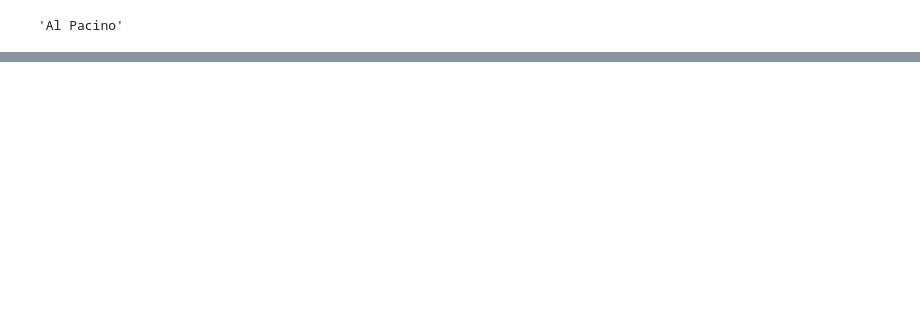
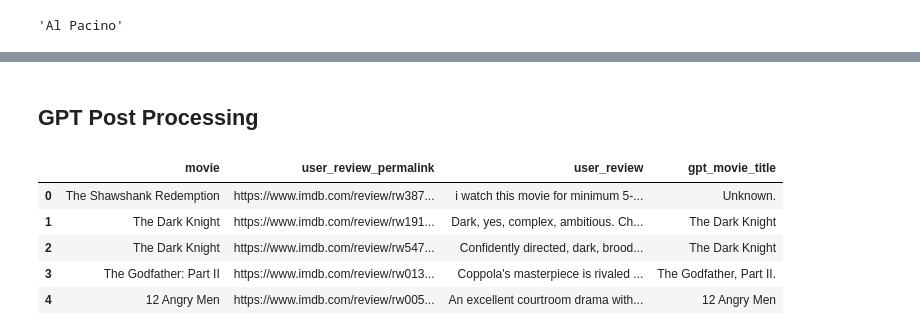
Before and after one commit to sullivannicole/simplER, a Jupyter notebook: simplER_GPT.ipynb, the cells around one changed output, grey strips where cells are left out. Cells and saved outputs as stored; diff of their text form; code cells hidden in the pictures; blank space fills up the shorter version.

```diff
--- a/simplER_GPT.ipynb
+++ b/simplER_GPT.ipynb
@@ -72,0 +223,2 @@ get_entity(entity_to_extract, test_review)
+# %% [markdown]
+## GPT Post Processing
@@ -72,0 +227,11 @@ get_entity(entity_to_extract, test_review)
+# %%
+imdb_reviews_uncertain = pd.read_csv('data/imdb_after_gpt.csv').iloc[:, 1:]
+# %%
+imdb_reviews_uncertain.head()
+# %% [output]
+|  | movie | user_review_permalink | user_review | gpt_movie_title |
+| 0 | The Shawshank Redemption | https://www.imdb.com/review/rw387... | i watch this movie for minimum 5-... | Unknown. |
+| 1 | The Dark Knight | https://www.imdb.com/review/rw191... | Dark, yes, complex, ambitious. Ch... | The Dark Knight |
+| 2 | The Dark Knight | https://www.imdb.com/review/rw547... | Confidently directed, dark, brood... | The Dark Knight |
+| 3 | The Godfather: Part II | https://www.imdb.com/review/rw013... | Coppola's masterpiece is rivaled ... | The Godfather, Part II. |
+| 4 | 12 Angry Men | https://www.imdb.com/review/rw005... | An excellent courtroom drama with... | 12 Angry Men |
```
Also changed, not shown: parts of 32 cells of this notebook, 1 other file.
